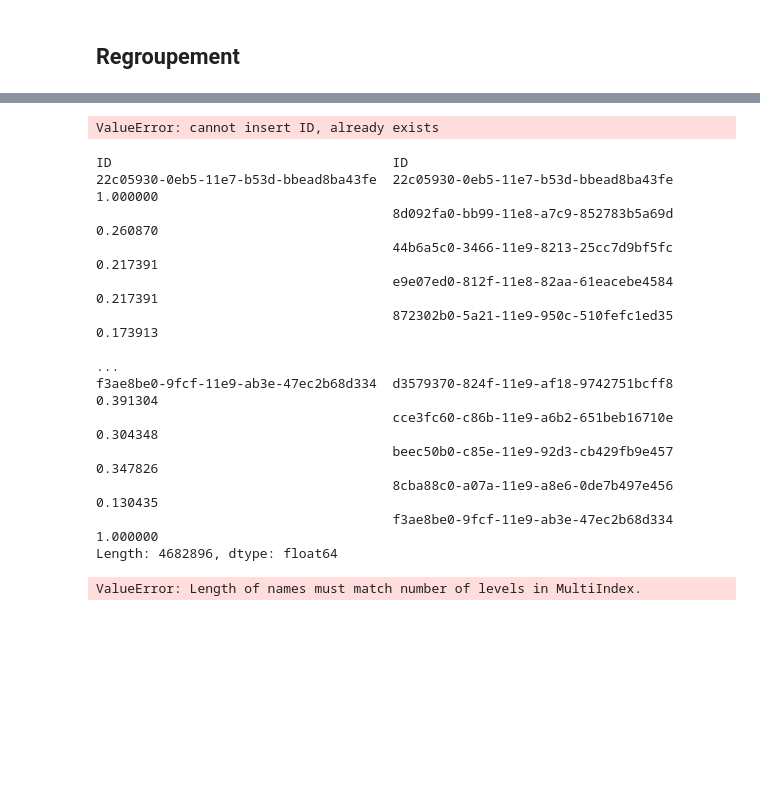
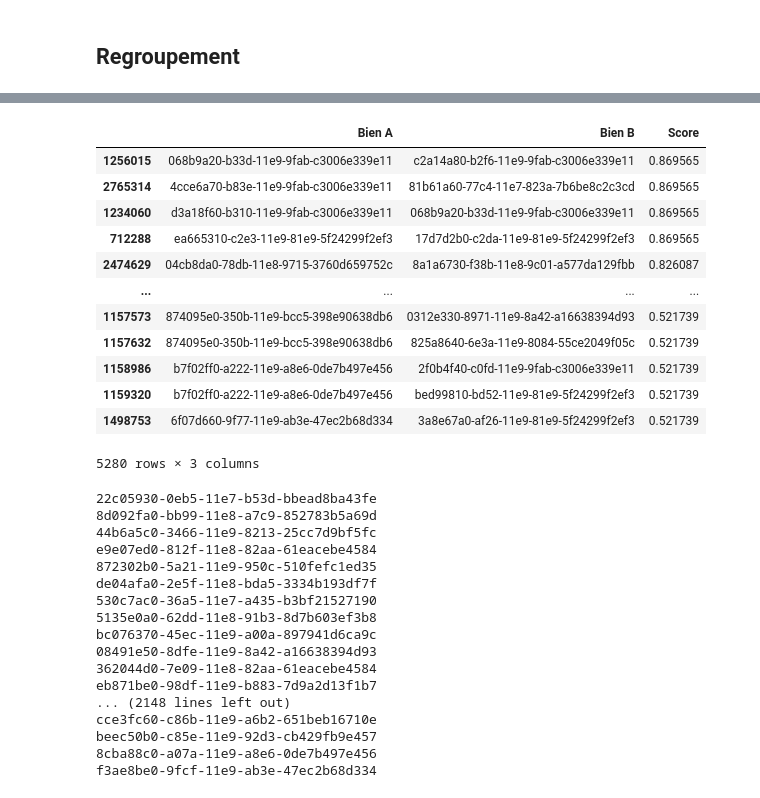
Before and after one commit to Aurel-Allard/yanport-interview, a Jupyter notebook: yanport_interview.ipynb, the cells around one changed output, grey strips where cells are left out. Saved outputs shown, nothing was run; the diff lists cells and outputs as text; code cells hidden in the pictures; blank space fills up the shorter version.

```diff
--- a/yanport_interview.ipynb
+++ b/yanport_interview.ipynb
@@ -152,31 +151,57 @@ from scipy.spatial.distance import pdist, squareform
 
 comp_1 = pd.DataFrame(
     1 - squareform(pdist(df, lambda u,v: (u != v).mean())),
-    columns = df.index,
-    index = df.index
+    columns = df.index.values,
+    index = df.index.values
 )
-# %%
-comp_2 = comp_1.unstack(fill_value='').to_frame().reset_index().set_axis(['Bien A', 'Bien B', 'Score'], axis=1)
-comp_2[(comp_2['Bien A'] != comp_2['Bien B']) & (comp_2['Score'] > 0.5)].sort_values(['Score'], ascending=False)
-# %% [output]
-ValueError: cannot insert ID, already exists
-# %%
-comp_1.unstack()
-# %% [output]
-ID                                    ID
-22c05930-0eb5-11e7-b53d-bbead8ba43fe  22c05930-0eb5-11e7-b53d-bbead8ba43fe    1.000000
-                                      8d092fa0-bb99-11e8-a7c9-852783b5a69d    0.260870
-                                      44b6a5c0-3466-11e9-8213-25cc7d9bf5fc    0.217391
-                                      e9e07ed0-812f-11e8-82aa-61eacebe4584    0.217391
-                                      872302b0-5a21-11e9-950c-510fefc1ed35    0.173913
-                                                                                ...
-f3ae8be0-9fcf-11e9-ab3e-47ec2b68d334  d3579370-824f-11e9-af18-9742751bcff8    0.391304
-                                      cce3fc60-c86b-11e9-a6b2-651beb16710e    0.304348
-                                      beec50b0-c85e-11e9-92d3-cb429fb9e457    0.347826
-                                      8cba88c0-a07a-11e9-a8e6-0de7b497e456    0.130435
-                                      f3ae8be0-9fcf-11e9-ab3e-47ec2b68d334    1.000000
-Length: 4682896, dtype: float64
-# %%
-comp_1.unstack().index.rename(['Bien A', 'Bien B', 'Score'])
-# %% [output]
-ValueError: Length of names must match number of levels in MultiIndex.
+# %%
+# Nous créons une table de comparaison deux à deux des biens, mis en lien avec le score
+comp_2 = comp_1.unstack().to_frame().reset_index().set_axis(['Bien A', 'Bien B', 'Score'], axis=1)
+
+# Conditions sur le score pour être considéré comme dupliqué
+comp_2 = comp_2[(comp_2['Score'] < 1) & (comp_2['Score'] > 0.5)]
+
+# On retire toutes les entrées similaires (ex: A-B ou B-A)
+comp_2['check_string'] = comp_2.apply(lambda row: ''.join(sorted([row['Bien A'], row['Bien B']])), axis=1)
+comp_2 = comp_2.drop_duplicates('check_string').drop(['check_string'], axis=1)
+# %%
+comp_2.sort_values(by='Score', ascending=False)
+# %% [output]
+|  | Bien A | Bien B | Score |
+| 1256015 | 068b9a20-b33d-11e9-9fab-c3006e339e11 | c2a14a80-b2f6-11e9-9fab-c3006e339e11 | 0.869565 |
+| 2765314 | 4cce6a70-b83e-11e9-9fab-c3006e339e11 | 81b61a60-77c4-11e7-823a-7b6be8c2c3cd | 0.869565 |
+| 1234060 | d3a18f60-b310-11e9-9fab-c3006e339e11 | 068b9a20-b33d-11e9-9fab-c3006e339e11 | 0.869565 |
+| 712288 | ea665310-c2e3-11e9-81e9-5f24299f2ef3 | 17d7d2b0-c2da-11e9-81e9-5f24299f2ef3 | 0.869565 |
+| 2474629 | 04cb8da0-78db-11e8-9715-3760d659752c | 8a1a6730-f38b-11e8-9c01-a577da129fbb | 0.826087 |
+| ... | ... | ... | ... |
+| 1157573 | 874095e0-350b-11e9-bcc5-398e90638db6 | 0312e330-8971-11e9-8a42-a16638394d93 | 0.521739 |
+| 1157632 | 874095e0-350b-11e9-bcc5-398e90638db6 | 825a8640-6e3a-11e9-8084-55ce2049f05c | 0.521739 |
+| 1158986 | b7f02ff0-a222-11e9-a8e6-0de7b497e456 | 2f0b4f40-c0fd-11e9-9fab-c3006e339e11 | 0.521739 |
+| 1159320 | b7f02ff0-a222-11e9-a8e6-0de7b497e456 | bed99810-bd52-11e9-81e9-5f24299f2ef3 | 0.521739 |
+| 1498753 | 6f07d660-9f77-11e9-ab3e-47ec2b68d334 | 3a8e67a0-af26-11e9-81e9-5f24299f2ef3 | 0.521739 |
+5280 rows × 3 columns
+# %%
+counter = 0
+
+for i, r in df.sort_index(axis=1).iterrows():
+    print(i)
+    if i in comp_2['Bien A']:
+        print(df[i])
+# %% [output]
+22c05930-0eb5-11e7-b53d-bbead8ba43fe
+8d092fa0-bb99-11e8-a7c9-852783b5a69d
+44b6a5c0-3466-11e9-8213-25cc7d9bf5fc
+e9e07ed0-812f-11e8-82aa-61eacebe4584
+872302b0-5a21-11e9-950c-510fefc1ed35
+de04afa0-2e5f-11e8-bda5-3334b193df7f
+530c7ac0-36a5-11e7-a435-b3bf21527190
+5135e0a0-62dd-11e8-91b3-8d7b603ef3b8
+bc076370-45ec-11e9-a00a-897941d6ca9c
+08491e50-8dfe-11e9-8a42-a16638394d93
+362044d0-7e09-11e8-82aa-61eacebe4584
+eb871be0-98df-11e9-b883-7d9a2d13f1b7
+... (2148 lines left out)
+cce3fc60-c86b-11e9-a6b2-651beb16710e
+beec50b0-c85e-11e9-92d3-cb429fb9e457
+8cba88c0-a07a-11e9-a8e6-0de7b497e456
+f3ae8be0-9fcf-11e9-ab3e-47ec2b68d334
```
Also changed, not shown: parts of 3 cells of this notebook.
